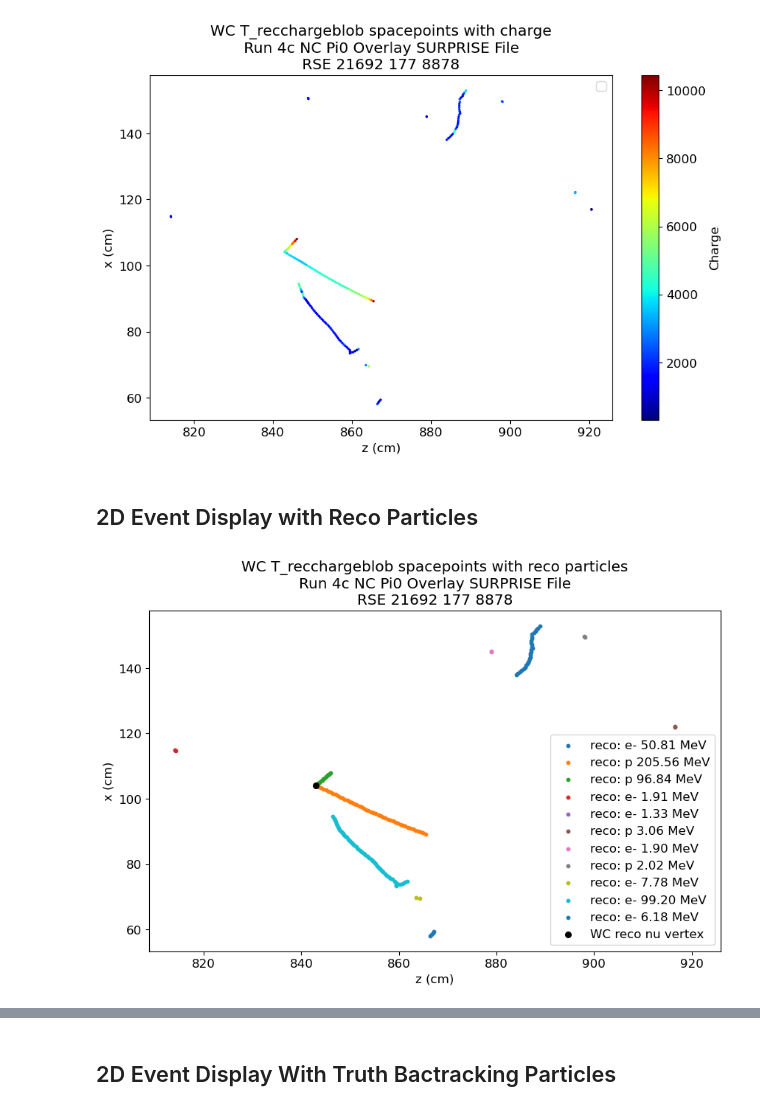
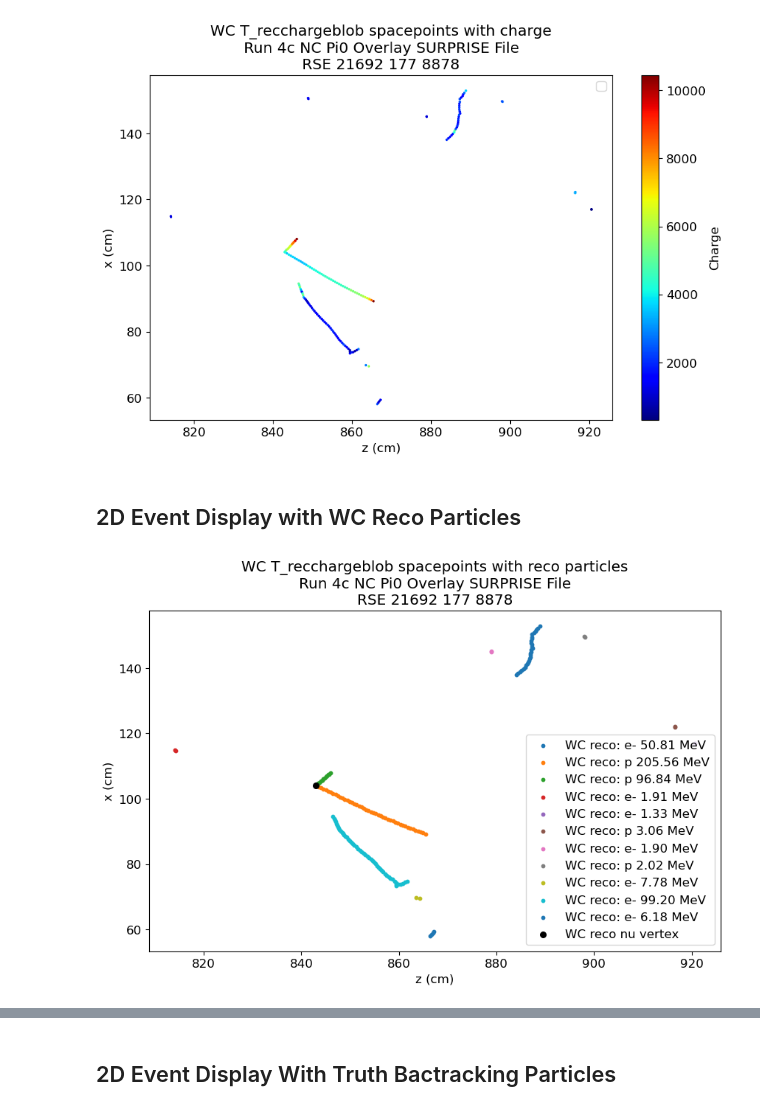
Before and after one commit to leehagaman/wc_ntuple_tutorial, a Jupyter notebook: tutorial.ipynb, the cells around one changed output, grey strips where cells are left out. Saved outputs shown, nothing was run; the diff lists cells and outputs as text; code cells hidden in the pictures.

```diff
--- a/tutorial.ipynb
+++ b/tutorial.ipynb
@@ -143,11 +143,15 @@ T_pf_vars = [               # variables involved with individual particles
     "reco_startMomentum",
     "reco_startXYZT",
     "reco_endXYZT",
+
     "reco_truthMatch_pdg",
     "reco_truthMatch_id",
     "reco_truthMatch_completeness",
     "reco_truthMatch_purity",
+
+    "reco_larpid_pdg",
 ]
+
 T_spacepoint_vars = [
     "Trec_spacepoints_x",
     "Trec_spacepoints_y",
@@ -396,7 +407,7 @@ plt.show()
 No artists with labels found to put in legend.  Note that artists whose label start with an underscore are ignored when legend() is called with no argument.
 [figure]
 # %% [markdown]
-## 2D Event Display with Reco Particles
+## 2D Event Display with WC Reco Particles
 # %%
 real_cluster_ids = one_event_df["wc_Trecchargeblob_spacepoints_real_cluster_id"].to_numpy()[0]
 unique_real_cluster_ids = np.unique(real_cluster_ids)
@@ -404,32 +415,32 @@ unique_real_cluster_ids = np.unique(real_cluster_ids)
 pf_ids = one_event_df["wc_reco_id"].to_numpy()[0]
 pf_pdgs = one_event_df["wc_reco_pdg"].to_numpy()[0]
 pf_energies = one_event_df["wc_reco_startMomentum"].to_numpy()[0][:, 3] * 1000
 
 plt.figure(figsize=(10, 6))
 for unique_real_cluster_id in unique_real_cluster_ids:
 
     if unique_real_cluster_id not in pf_ids:
         continue
 
     spacepoint_mask = unique_real_cluster_id == real_cluster_ids
 
     curr_xs = one_event_df["wc_Trecchargeblob_spacepoints_x"].to_numpy()[0][spacepoint_mask]
     curr_ys = one_event_df["wc_Trecchargeblob_spacepoints_y"].to_numpy()[0][spacepoint_mask]
     curr_zs = one_event_df["wc_Trecchargeblob_spacepoints_z"].to_numpy()[0][spacepoint_mask]
 
     curr_reco_pf_index = np.where(pf_ids == unique_real_cluster_id)[0][0]
     curr_particle_type = Particle.from_pdgid(pf_pdgs[curr_reco_pf_index]).name
     curr_particle_mass = Particle.from_pdgid(pf_pdgs[curr_reco_pf_index]).mass
     curr_particle_KE = pf_energies[curr_reco_pf_index] - curr_particle_mass
 
-    plt.scatter(curr_zs, curr_xs, s=10, label=f"reco: {curr_particle_type} {curr_particle_KE:.2f} MeV")
+    plt.scatter(curr_zs, curr_xs, s=10, label=f"WC reco: {curr_particle_type} {curr_particle_KE:.2f} MeV")
 
 plt.scatter(reco_vtx_z, reco_vtx_x, s=30, c="k", label="WC reco nu vertex")
 
 plt.legend()
 plt.xlabel("z (cm)")
 plt.ylabel("x (cm)")
 plt.title(f"WC T_recchargeblob spacepoints with reco particles\nRun 4c NC Pi0 Overlay SURPRISE File\nRSE {one_event_df['wc_run'].to_numpy()[0]} {one_event_df['wc_subrun'].to_numpy()[0]} {one_event_df['wc_event'].to_numpy()[0]}")
 plt.show()
 # %% [output]
-[figure, old version]
+[figure, new version]
```
Also changed, not shown: parts of 4 cells of this notebook, 1 other file.
